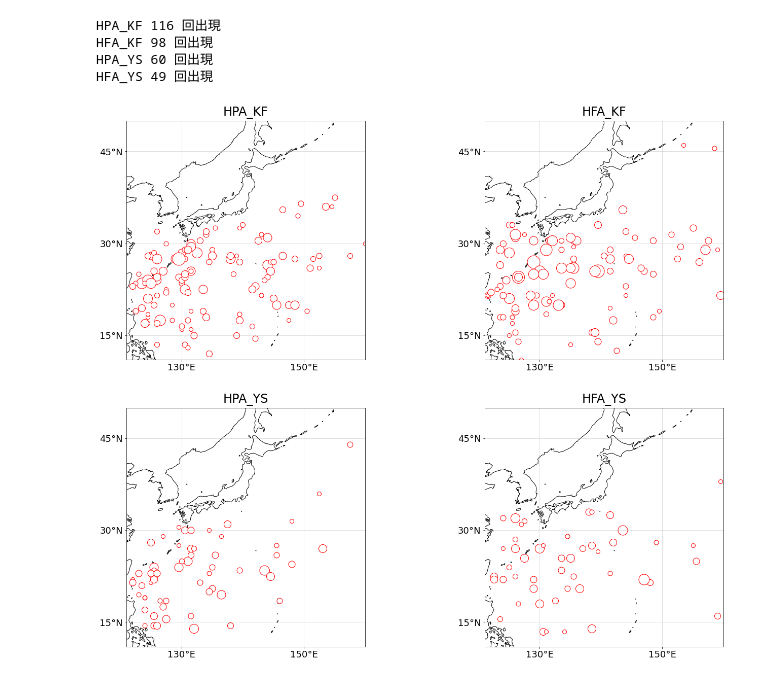
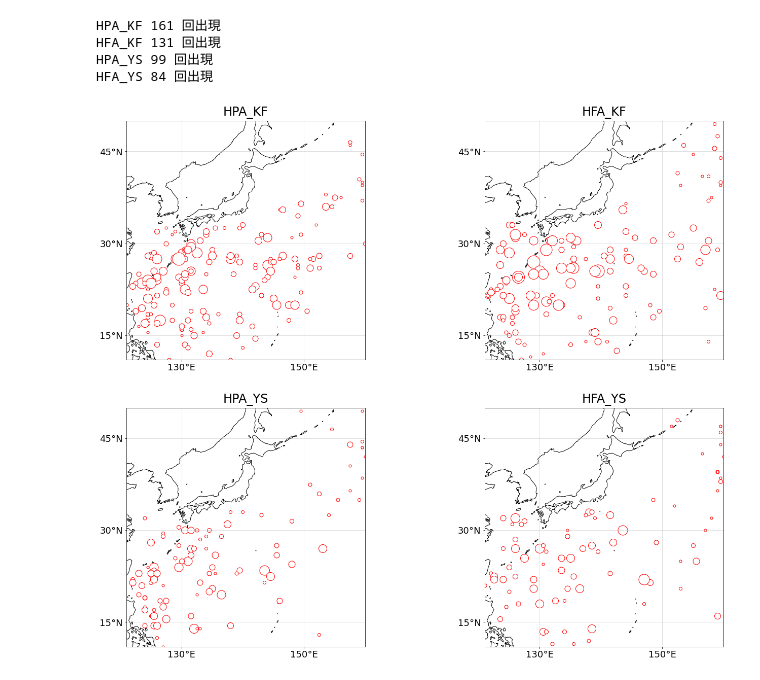
Before and after one commit to greedtn/MRI-AGCM3.2H, a Jupyter notebook: STM/pot_cnt_map.ipynb, the cells around one changed output. Saved outputs shown, nothing was run; the diff lists cells and outputs as text; code cells hidden in the pictures.

```diff
--- a/STM/pot_cnt_map.ipynb
+++ b/STM/pot_cnt_map.ipynb
@@ -55,7 +55,7 @@ for model_num in range(len(MODEL)):
         max_val = 0
         POT = [[]]  # イベントごとのPOTを収納
         for data in DATA:
-            if data[1] > 18.0:
+            if data[1] > 15.0:
                 if data[0] > last_index + 24 * 7:
                     POT.append([data[0], data[1], data[2]])
                     last_index = data[0]
@@ -69,35 +69,35 @@ for model_num in range(len(MODEL)):
         # 先頭の空リストを削除
         POT.pop(0)
 
         print(model[:6], len(POT), '回出現')
 
         # 描画
         ax = fig.add_subplot(2, 2, 2 * model_num + num + 1, projection=ccrs.PlateCarree())
         ax.set_extent((121, 160, 11, 50),ccrs.PlateCarree())
         for data in POT:
             ax.plot(lons[data[2] // 79][data[2] % 79], lats[data[2] // 79][data[2] % 79], 'ro', markerfacecolor='#ffffff', markersize=str(math.floor(data[1])-10))
         ## ここからテンプレ
         ax.set_xticks([130,150], crs=ccrs.PlateCarree()) # gridを引く経度を指定 360にすると0Wが出ない
         ax.set_yticks([15, 30, 45], crs=ccrs.PlateCarree()) # gridを引く緯度を指定
         lon_formatter = LongitudeFormatter(zero_direction_label=True) # 経度
         lat_formatter = LatitudeFormatter() # 緯度。formatを指定することも可能
         ax.xaxis.set_major_formatter(lon_formatter)
         ax.yaxis.set_major_formatter(lat_formatter)
         ax.axes.tick_params(labelsize=18)
         ax.grid()
         gl = ax.gridlines(crs=ccrs.PlateCarree(), draw_labels=False, alpha=0.5) # 経度線・緯度線ラベルを無効
         gl.xlocator = ticker.FixedLocator([130, 150]) # 経度線
         gl.ylocator = ticker.FixedLocator([15, 30, 45]) # 緯度線
         ax.coastlines()
         ## ここまでテンプレ
         ax.set_title(model[:6], fontsize=24, pad=10)
 
 plt.subplots_adjust(left=0.05, right=0.95, bottom=0.05, top=0.95)
 plt.savefig("../img/frequency_of_tc.png")
 plt.show()
 # %% [output]
-HPA_KF 116 回出現
-HFA_KF 98 回出現
-HPA_YS 60 回出現
-HFA_YS 49 回出現
+HPA_KF 161 回出現
+HFA_KF 131 回出現
+HPA_YS 99 回出現
+HFA_YS 84 回出現
-[figure, old version]
+[figure, new version]
```
Also changed, not shown: 7 other files.
